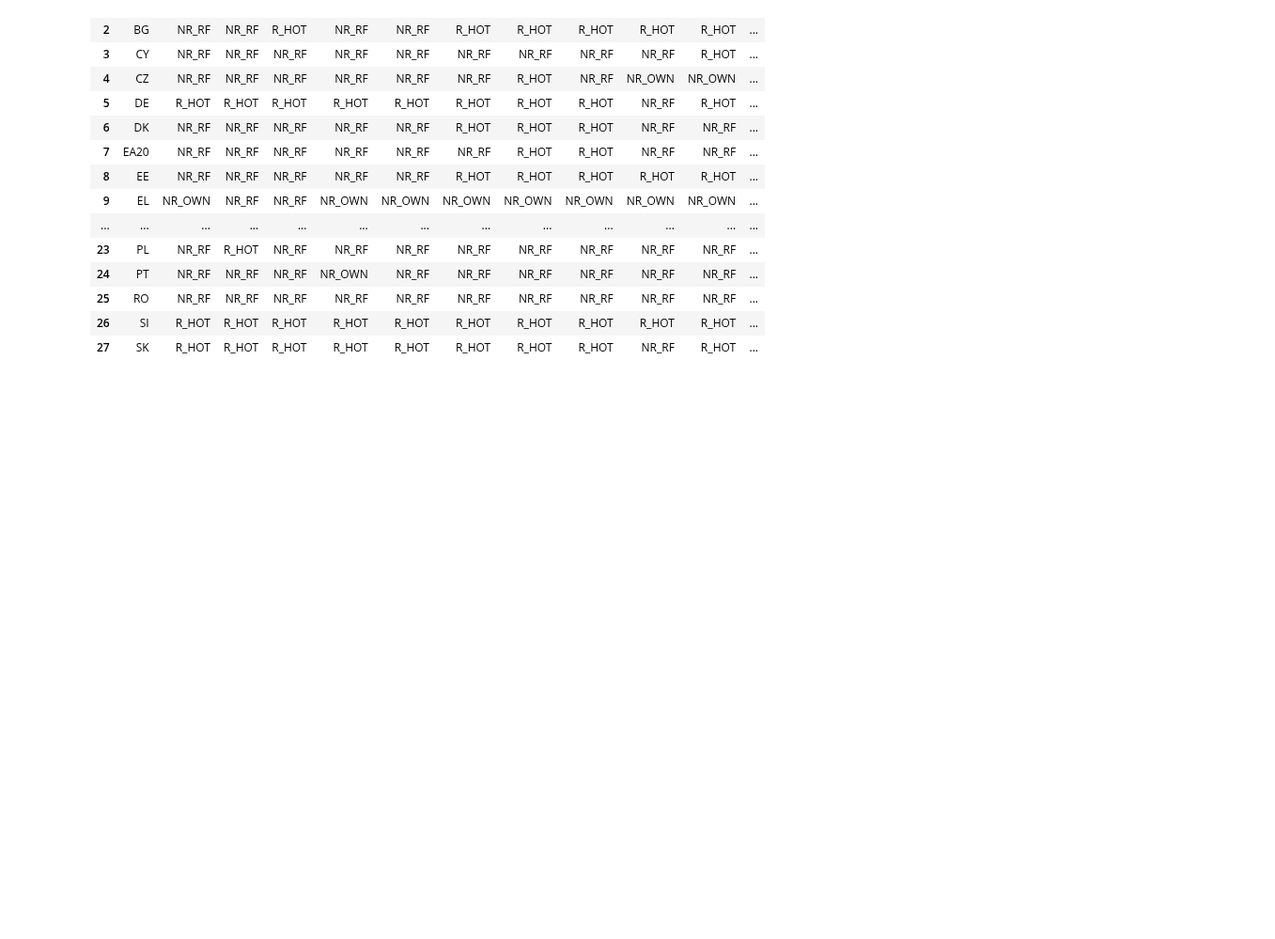
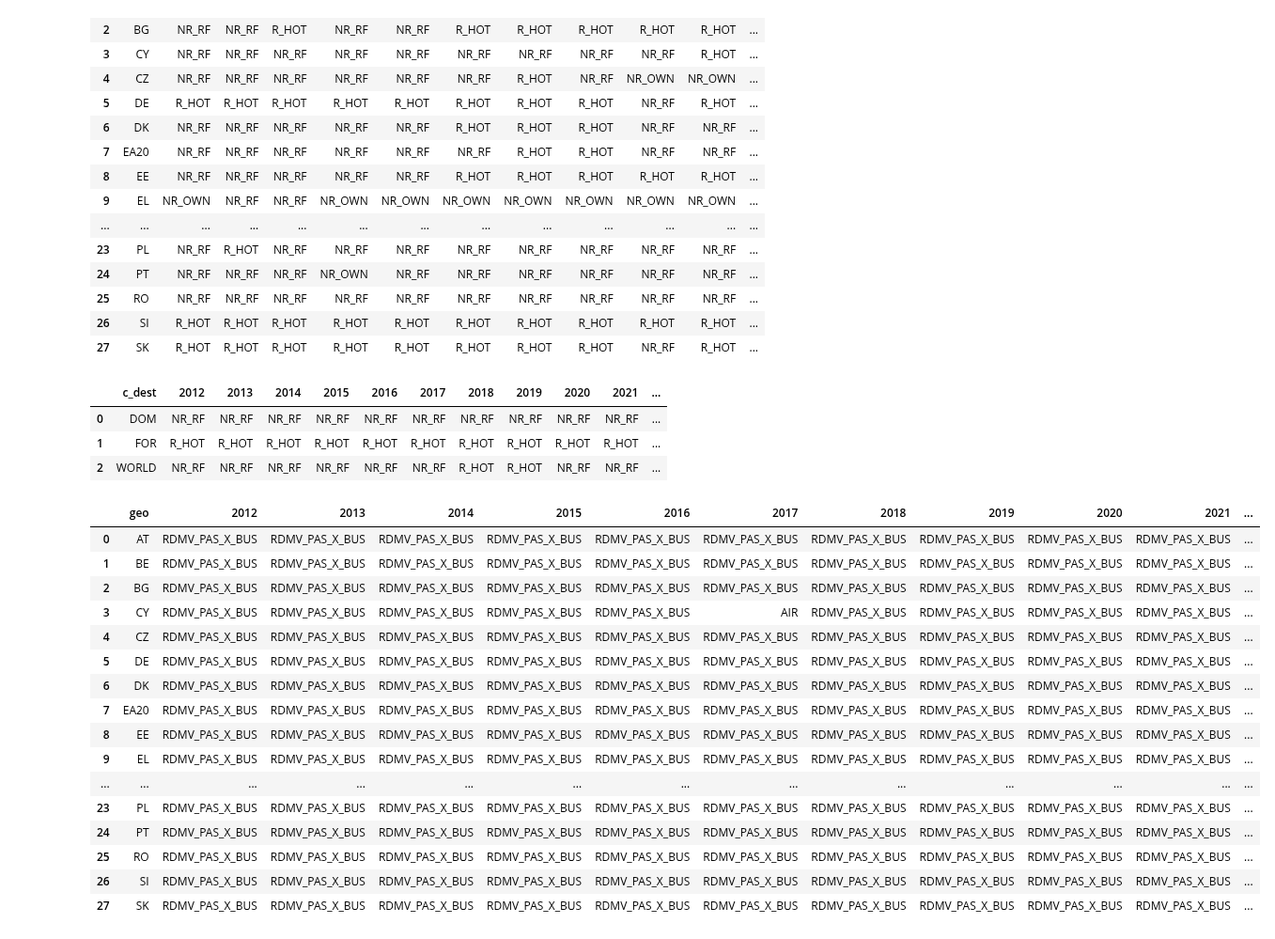
Before and after one commit to 0x4rt3m1s/EUFLOW, a Jupyter notebook: analysis.ipynb, the cells around one changed output. Shown at 94% size. Saved outputs shown, nothing was run; the diff lists cells and outputs as text; code cells hidden in the pictures; blank space fills up the shorter version.

```diff
--- a/analysis.ipynb
+++ b/analysis.ipynb
@@ -4,13 +4,22 @@ import matplotlib.pyplot as plt
 import seaborn as sns
 import numpy as np
 # %%
+# Expenditure
 extotw = pd.read_table('data/estat_tour_dem_extotw.tsv')
+# Accommodation
 tnac = pd.read_table('data/estat_tour_dem_tnac.tsv')
+# T
 ttw = pd.read_table('data/estat_tour_dem_ttw.tsv')
+# Nights
 tnw = pd.read_table('data/estat_tour_dem_tnw.tsv')
+# Origin of tourists
 arnraw = pd.read_table('data/estat_tour_occ_arnraw.tsv')
+# Activity of the tourists
 ttws = pd.read_table('data/estat_tour_dem_ttws.tsv')
+
 tnws = pd.read_table('data/estat_tour_dem_tnws.tsv')
+# transportation
+tttr = pd.read_table('data/estat_tour_dem_tttr.tsv')
 # %%
 def clean_df(df, dropna=False):
     df = df.copy()
@@ -37,7 +46,7 @@ tnw_cleaned, years_tnw = clean_df(tnw, dropna=True)
 arnraw_cleaned, years_arnraw = clean_df(arnraw, dropna=True)
 ttws_cleaned, years_ttws = clean_df(ttws, dropna=True)
 tnws_cleaned, years_tnws = clean_df(tnws, dropna=True)
-
+tttr_cleaned, years_tttr = clean_df(tttr, dropna=True)
 
 eu_countries = extotw_cleaned['geo'].unique()
 # %%
@@ -361,3 +371,13 @@ id_max_accomod
 | 27 | SK | R_HOT | R_HOT | R_HOT | R_HOT | R_HOT | R_HOT | R_HOT | R_HOT | NR_RF | R_HOT | ... |
 # %%
 # Per destination country, the most popular accomodation type
+dest_tnac_cleaned_accomod = filtered_tnac.groupby(['c_dest', 'accommod'])[years_tnac].sum().reset_index()
+dest_acc_account = dest_tnac_cleaned_accomod['accommod'].values
+dest_id_max_accomod =dest_tnac_cleaned_accomod.groupby('c_dest')[years_tnac].idxmax().reset_index()
+dest_id_max_accomod[years_tnac] = dest_id_max_accomod[years_tnac].apply(lambda x: dest_tnac_cleaned_accomod.loc[x, 'accommod'].values)
+dest_id_max_accomod
+# %% [output]
+|  | c_dest | 2012 | 2013 | 2014 | 2015 | 2016 | 2017 | 2018 | 2019 | 2020 | 2021 | ... |
+| 0 | DOM | NR_RF | NR_RF | NR_RF | NR_RF | NR_RF | NR_RF | NR_RF | NR_RF | NR_RF | NR_RF | ... |
+| 1 | FOR | R_HOT | R_HOT | R_HOT | R_HOT | R_HOT | R_HOT | R_HOT | R_HOT | R_HOT | R_HOT | ... |
+| 2 | WORLD | NR_RF | NR_RF | NR_RF | NR_RF | NR_RF | NR_RF | R_HOT | R_HOT | NR_RF | NR_RF | ... |
@@ -368,4 +384,28 @@ id_max_accomod
 # %%
 # Most popular of transportation type by country
+banned_transport_values = ['TOTAL', 'LAND']
+geo_transport = tttr_cleaned[~tttr_cleaned['tra_mode'].isin(banned_transport_values)].groupby(['geo', 'tra_mode'])[years_tttr].sum().reset_index()
+transport_account = geo_transport['tra_mode'].values
+id_max_transport = geo_transport.groupby('geo')[years_tttr].idxmax().reset_index()
+id_max_transport[years_tttr] = id_max_transport[years_tttr].apply(lambda x: geo_transport.loc[x, 'tra_mode'].values)
+id_max_transport
+# %% [output]
+|  | geo | 2012 | 2013 | 2014 | 2015 | 2016 | 2017 | 2018 | 2019 | 2020 | 2021 | ... |
+| 0 | AT | RDMV_PAS_X_BUS | RDMV_PAS_X_BUS | RDMV_PAS_X_BUS | RDMV_PAS_X_BUS | RDMV_PAS_X_BUS | RDMV_PAS_X_BUS | RDMV_PAS_X_BUS | RDMV_PAS_X_BUS | RDMV_PAS_X_BUS | RDMV_PAS_X_BUS | ... |
+| 1 | BE | RDMV_PAS_X_BUS | RDMV_PAS_X_BUS | RDMV_PAS_X_BUS | RDMV_PAS_X_BUS | RDMV_PAS_X_BUS | RDMV_PAS_X_BUS | RDMV_PAS_X_BUS | RDMV_PAS_X_BUS | RDMV_PAS_X_BUS | RDMV_PAS_X_BUS | ... |
+| 2 | BG | RDMV_PAS_X_BUS | RDMV_PAS_X_BUS | RDMV_PAS_X_BUS | RDMV_PAS_X_BUS | RDMV_PAS_X_BUS | RDMV_PAS_X_BUS | RDMV_PAS_X_BUS | RDMV_PAS_X_BUS | RDMV_PAS_X_BUS | RDMV_PAS_X_BUS | ... |
+| 3 | CY | RDMV_PAS_X_BUS | RDMV_PAS_X_BUS | RDMV_PAS_X_BUS | RDMV_PAS_X_BUS | RDMV_PAS_X_BUS | AIR | RDMV_PAS_X_BUS | RDMV_PAS_X_BUS | RDMV_PAS_X_BUS | RDMV_PAS_X_BUS | ... |
+| 4 | CZ | RDMV_PAS_X_BUS | RDMV_PAS_X_BUS | RDMV_PAS_X_BUS | RDMV_PAS_X_BUS | RDMV_PAS_X_BUS | RDMV_PAS_X_BUS | RDMV_PAS_X_BUS | RDMV_PAS_X_BUS | RDMV_PAS_X_BUS | RDMV_PAS_X_BUS | ... |
+| 5 | DE | RDMV_PAS_X_BUS | RDMV_PAS_X_BUS | RDMV_PAS_X_BUS | RDMV_PAS_X_BUS | RDMV_PAS_X_BUS | RDMV_PAS_X_BUS | RDMV_PAS_X_BUS | RDMV_PAS_X_BUS | RDMV_PAS_X_BUS | RDMV_PAS_X_BUS | ... |
+| 6 | DK | RDMV_PAS_X_BUS | RDMV_PAS_X_BUS | RDMV_PAS_X_BUS | RDMV_PAS_X_BUS | RDMV_PAS_X_BUS | RDMV_PAS_X_BUS | RDMV_PAS_X_BUS | RDMV_PAS_X_BUS | RDMV_PAS_X_BUS | RDMV_PAS_X_BUS | ... |
+| 7 | EA20 | RDMV_PAS_X_BUS | RDMV_PAS_X_BUS | RDMV_PAS_X_BUS | RDMV_PAS_X_BUS | RDMV_PAS_X_BUS | RDMV_PAS_X_BUS | RDMV_PAS_X_BUS | RDMV_PAS_X_BUS | RDMV_PAS_X_BUS | RDMV_PAS_X_BUS | ... |
+| 8 | EE | RDMV_PAS_X_BUS | RDMV_PAS_X_BUS | RDMV_PAS_X_BUS | RDMV_PAS_X_BUS | RDMV_PAS_X_BUS | RDMV_PAS_X_BUS | RDMV_PAS_X_BUS | RDMV_PAS_X_BUS | RDMV_PAS_X_BUS | RDMV_PAS_X_BUS | ... |
+| 9 | EL | RDMV_PAS_X_BUS | RDMV_PAS_X_BUS | RDMV_PAS_X_BUS | RDMV_PAS_X_BUS | RDMV_PAS_X_BUS | RDMV_PAS_X_BUS | RDMV_PAS_X_BUS | RDMV_PAS_X_BUS | RDMV_PAS_X_BUS | RDMV_PAS_X_BUS | ... |
+| ... | ... | ... | ... | ... | ... | ... | ... | ... | ... | ... | ... | ... |
+| 23 | PL | RDMV_PAS_X_BUS | RDMV_PAS_X_BUS | RDMV_PAS_X_BUS | RDMV_PAS_X_BUS | RDMV_PAS_X_BUS | RDMV_PAS_X_BUS | RDMV_PAS_X_BUS | RDMV_PAS_X_BUS | RDMV_PAS_X_BUS | RDMV_PAS_X_BUS | ... |
+| 24 | PT | RDMV_PAS_X_BUS | RDMV_PAS_X_BUS | RDMV_PAS_X_BUS | RDMV_PAS_X_BUS | RDMV_PAS_X_BUS | RDMV_PAS_X_BUS | RDMV_PAS_X_BUS | RDMV_PAS_X_BUS | RDMV_PAS_X_BUS | RDMV_PAS_X_BUS | ... |
+| 25 | RO | RDMV_PAS_X_BUS | RDMV_PAS_X_BUS | RDMV_PAS_X_BUS | RDMV_PAS_X_BUS | RDMV_PAS_X_BUS | RDMV_PAS_X_BUS | RDMV_PAS_X_BUS | RDMV_PAS_X_BUS | RDMV_PAS_X_BUS | RDMV_PAS_X_BUS | ... |
+| 26 | SI | RDMV_PAS_X_BUS | RDMV_PAS_X_BUS | RDMV_PAS_X_BUS | RDMV_PAS_X_BUS | RDMV_PAS_X_BUS | RDMV_PAS_X_BUS | RDMV_PAS_X_BUS | RDMV_PAS_X_BUS | RDMV_PAS_X_BUS | RDMV_PAS_X_BUS | ... |
+| 27 | SK | RDMV_PAS_X_BUS | RDMV_PAS_X_BUS | RDMV_PAS_X_BUS | RDMV_PAS_X_BUS | RDMV_PAS_X_BUS | RDMV_PAS_X_BUS | RDMV_PAS_X_BUS | RDMV_PAS_X_BUS | RDMV_PAS_X_BUS | RDMV_PAS_X_BUS | ... |
 # %%
 # Most popular per desdtination
```
Also changed, not shown: parts of 13 cells of this notebook, 1 other file.
